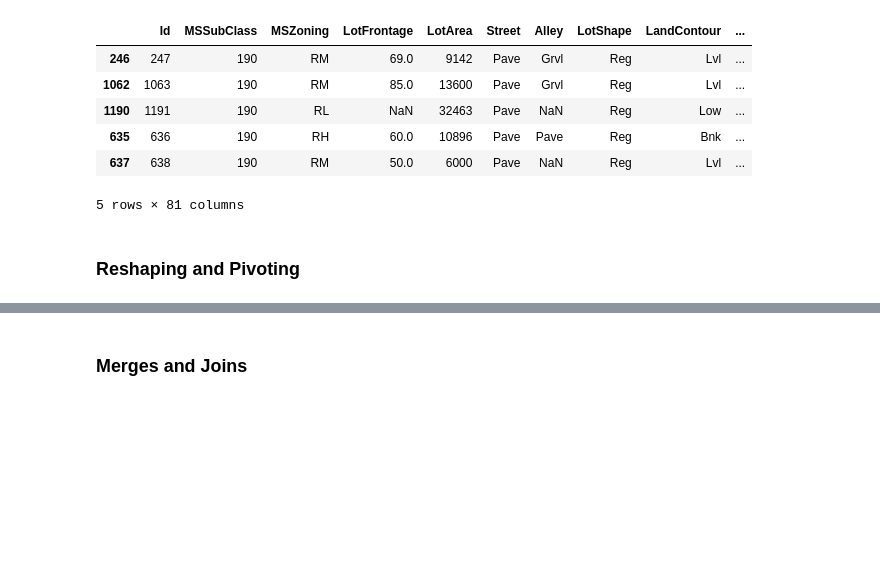
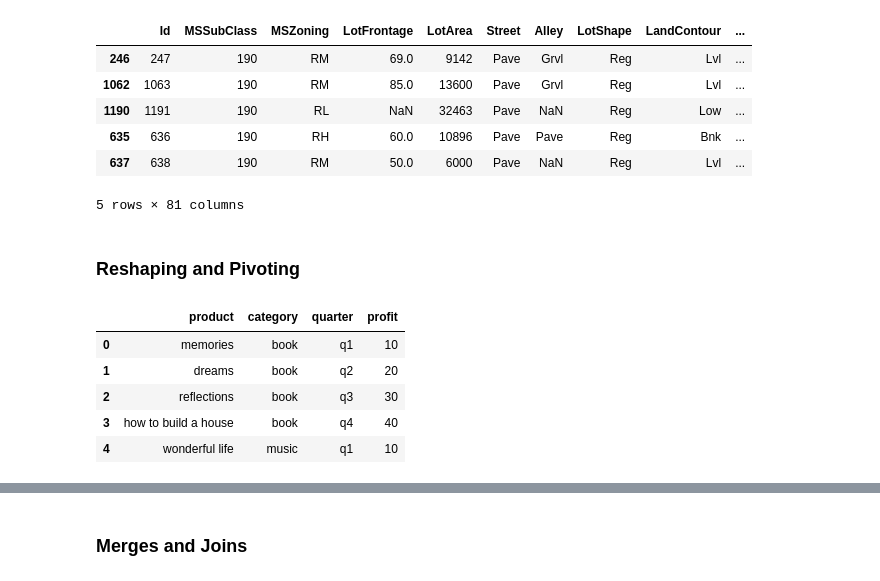
Before and after one commit to infinite-Joy/spark-scala-tutorial, a Jupyter notebook: notebooks/common pandas transformations.ipynb, the cells around one changed output, grey strips where cells are left out. Cells and saved outputs as stored; diff of their text form; code cells hidden in the pictures; blank space fills up the shorter version.

```diff
--- a/notebooks/common pandas transformations.ipynb
+++ b/notebooks/common pandas transformations.ipynb
@@ -287,3 +287,23 @@ house_prices_df.sort_values("MSSubClass", ascending=False).head()
 5 rows × 81 columns
 # %% [markdown]
 ### Reshaping and Pivoting
+# %%
+data = [["memories","book","q1",10],
+        ["dreams","book","q2",20],
+        ["reflections","book","q3",30],
+        ["how to build a house","book","q4",40],
+        ["wonderful life","music","q1",10],
+        ["million miles","music","q2",20],
+        ["run away","music","q3",30],
+        ["mind and body","music","q4",40]]
+
+df_products = pd.DataFrame(data)
+df_products.columns = ["product","category","quarter","profit"]
+df_products.head()
+# %% [output]
+|  | product | category | quarter | profit |
+| 0 | memories | book | q1 | 10 |
+| 1 | dreams | book | q2 | 20 |
+| 2 | reflections | book | q3 | 30 |
+| 3 | how to build a house | book | q4 | 40 |
+| 4 | wonderful life | music | q1 | 10 |
```
Also changed, not shown: parts of 5 cells of this notebook.
